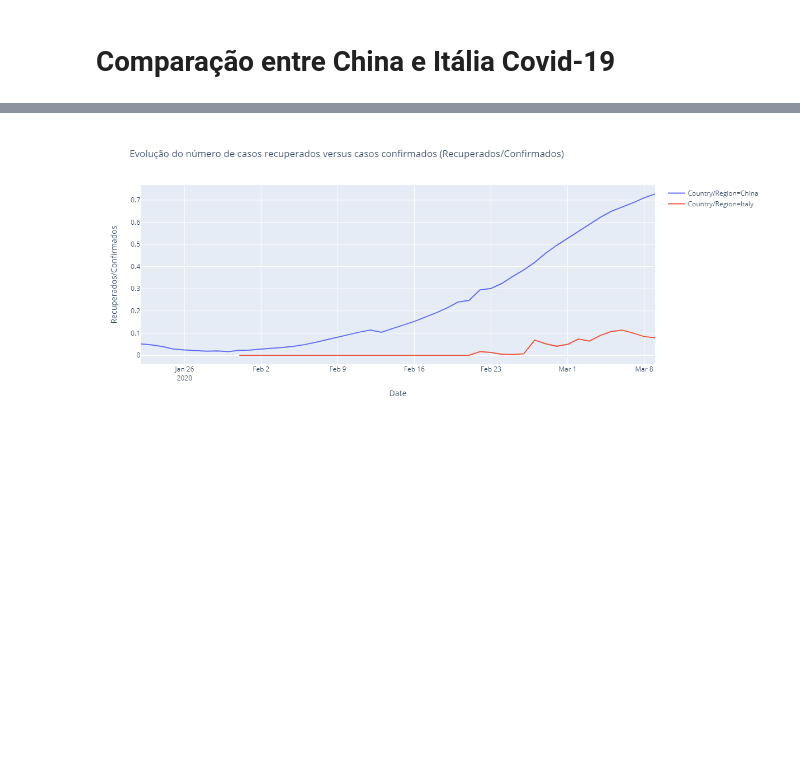
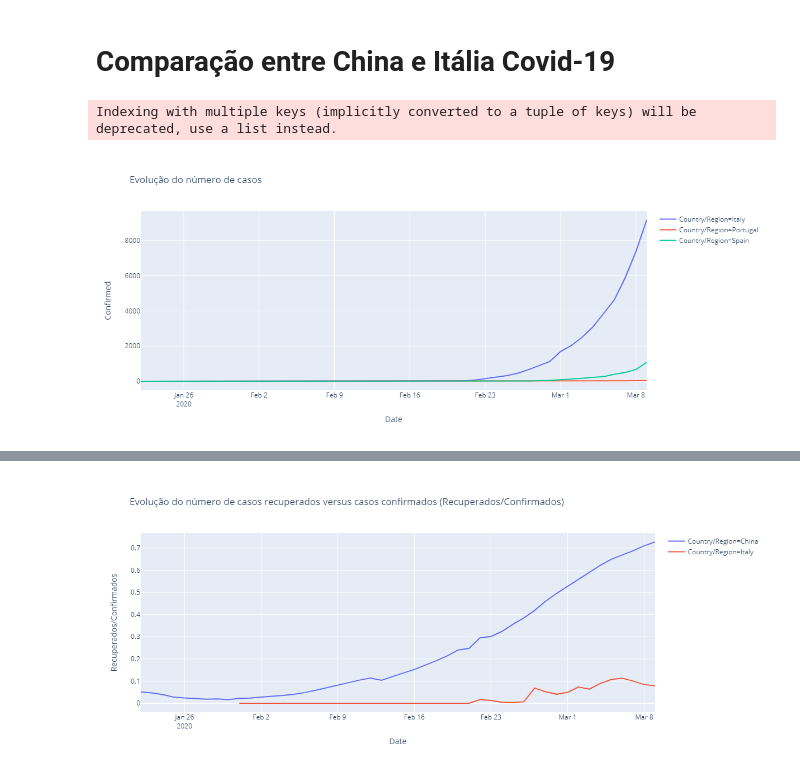
Before and after one commit to pesobreiro/jupyternotebooks, a Jupyter notebook: analysis/Covid-19.ipynb, the cells around one changed output, grey strips where cells are left out. Cells and saved outputs as stored; diff of their text form; code cells hidden in the pictures; blank space fills up the shorter version.

```diff
--- a/analysis/Covid-19.ipynb
+++ b/analysis/Covid-19.ipynb
@@ -19,4 +19,17 @@ full_table['Country/Region'] = full_table['Country/Region'].replace('Mainland Ch
 
 # filling missing values with NA
 full_table[['Province/State']] = full_table[['Province/State']].fillna('NA')
+# %%
+temp = full_table.loc[(full_table['Country/Region']=='Italy') | (full_table['Country/Region']=='Spain')| (full_table['Country/Region']=='Portugal')]
+temp = temp.groupby(['Country/Region', 'Date'])['Confirmed', 'Deaths', 'Recovered'].sum()
+
+temp = temp.reset_index()
+
+
+fig = px.line(temp, x="Date", y="Confirmed", color='Country/Region',  height=500,width=1000,
+             title='Evolução do número de casos')
+fig.show()
+# %% [output]
+Indexing with multiple keys (implicitly converted to a tuple of keys) will be deprecated, use a list instead.
+[figure, added]
 # %%
```
Also changed, not shown: parts of 2 cells of this notebook, 1 other file.
